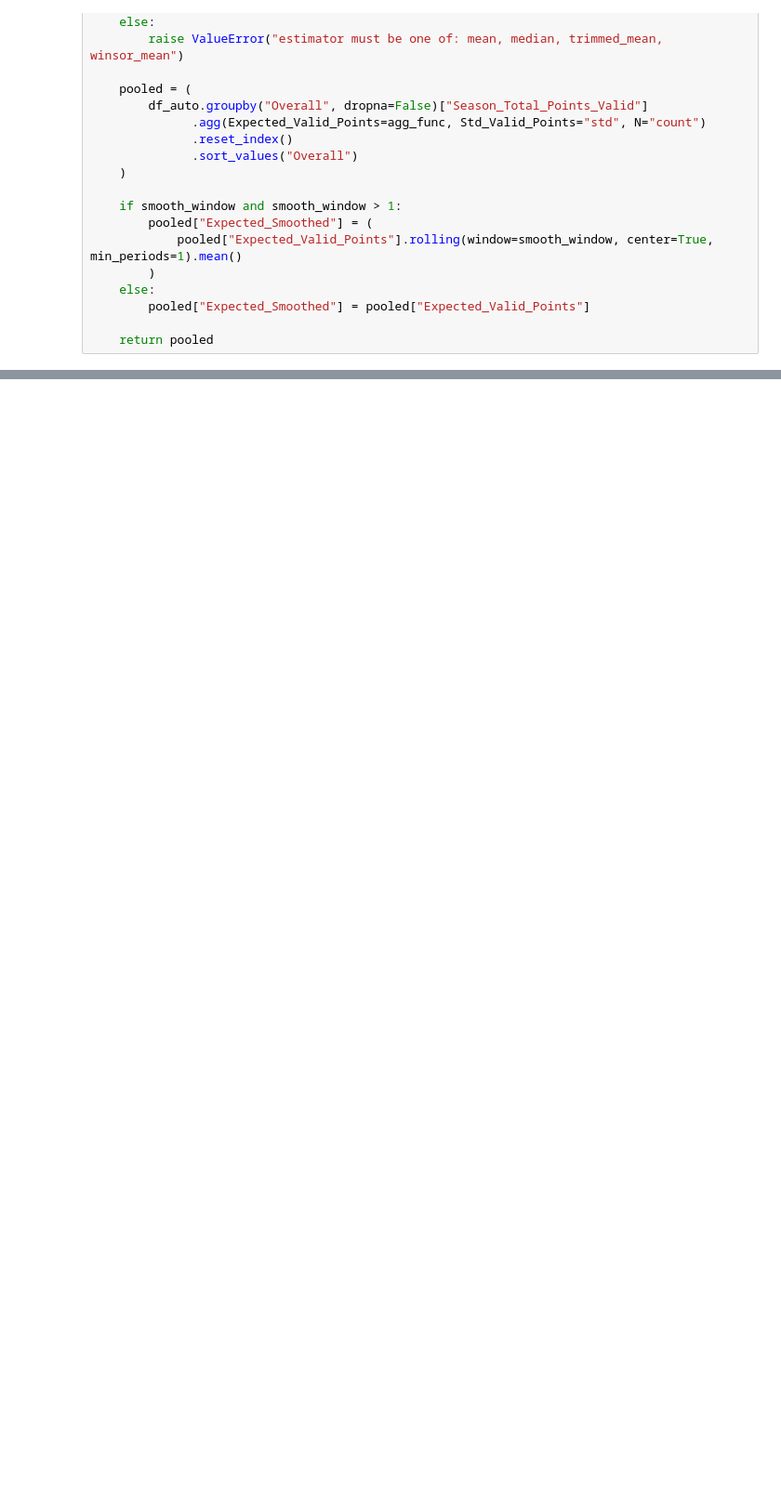
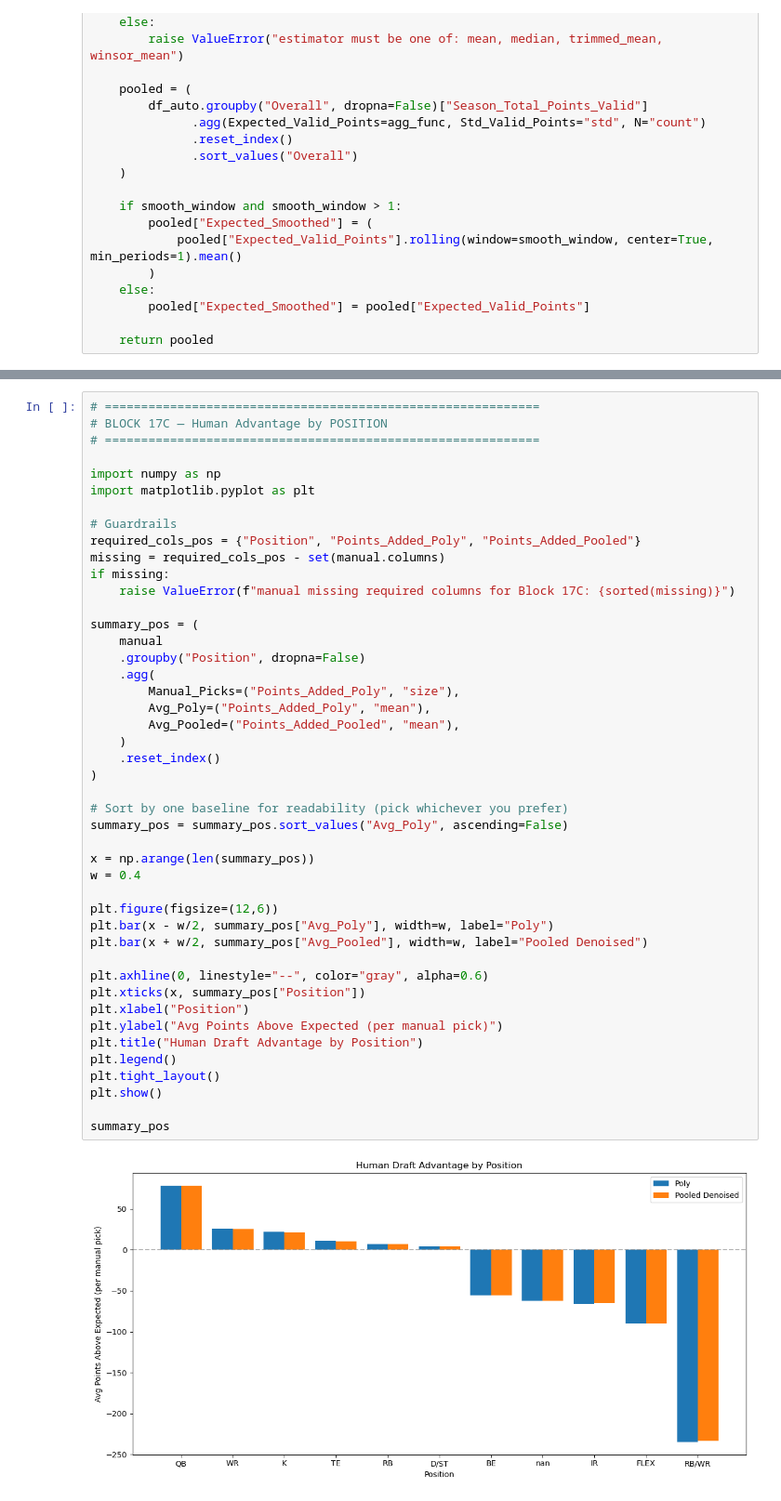
Before and after one commit to tmorgan251/fantasy_football, a Jupyter notebook: DavidBaselineSecondAttempt.ipynb, the cells around one changed output, grey strips where cells are left out. Shown at 93% size. Cells and saved outputs as stored; diff of their text form; blank space fills up the shorter version.

```diff
--- a/DavidBaselineSecondAttempt.ipynb
+++ b/DavidBaselineSecondAttempt.ipynb
@@ -996,0 +1557,47 @@ print(expected_by_pick_pooled[["Overall","Expected_Valid_Points","Expected_Smoot
+# %%
+# ============================================================
+# BLOCK 17C — Human Advantage by POSITION
+# ============================================================
+
+import numpy as np
+import matplotlib.pyplot as plt
+
+# Guardrails
+required_cols_pos = {"Position", "Points_Added_Poly", "Points_Added_Pooled"}
+missing = required_cols_pos - set(manual.columns)
+if missing:
+    raise ValueError(f"manual missing required columns for Block 17C: {sorted(missing)}")
+
+summary_pos = (
+    manual
+    .groupby("Position", dropna=False)
+    .agg(
+        Manual_Picks=("Points_Added_Poly", "size"),
+        Avg_Poly=("Points_Added_Poly", "mean"),
+        Avg_Pooled=("Points_Added_Pooled", "mean"),
+    )
+    .reset_index()
+)
+
+# Sort by one baseline for readability (pick whichever you prefer)
+summary_pos = summary_pos.sort_values("Avg_Poly", ascending=False)
+
+x = np.arange(len(summary_pos))
+w = 0.4
+
+plt.figure(figsize=(12,6))
+plt.bar(x - w/2, summary_pos["Avg_Poly"], width=w, label="Poly")
+plt.bar(x + w/2, summary_pos["Avg_Pooled"], width=w, label="Pooled Denoised")
+
+plt.axhline(0, linestyle="--", color="gray", alpha=0.6)
+plt.xticks(x, summary_pos["Position"])
+plt.xlabel("Position")
+plt.ylabel("Avg Points Above Expected (per manual pick)")
+plt.title("Human Draft Advantage by Position")
+plt.legend()
+plt.tight_layout()
+plt.show()
+
+summary_pos
+# %% [output]
+[figure, added]
```
Also changed, not shown: parts of 20 cells of this notebook.
